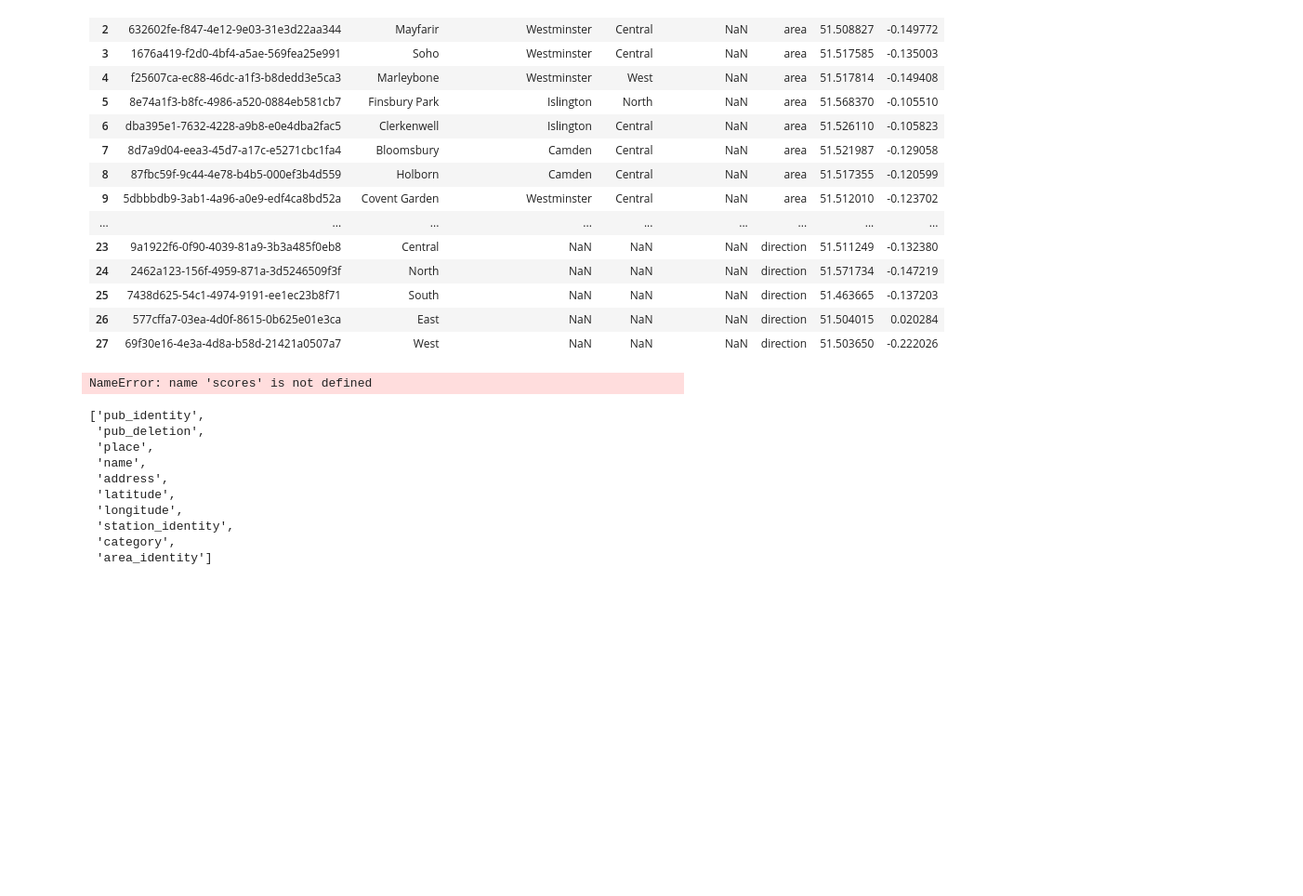
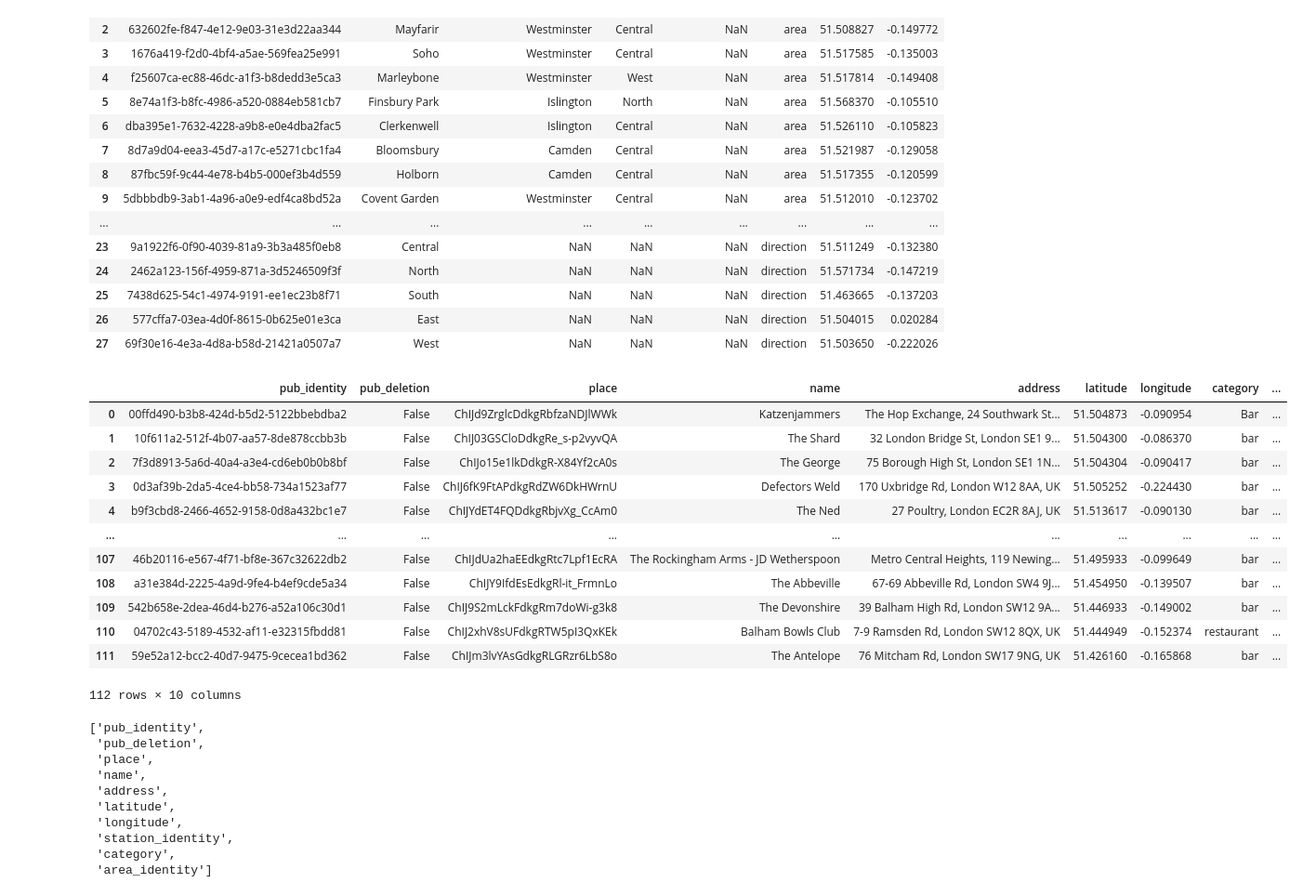
Before and after one commit to cartsmate/thepubcrawls, a Jupyter notebook: stations_edit.ipynb, the cells around one changed output. Shown: that part at 93% size. Saved outputs shown, nothing was run; the diff lists cells and outputs as text; code cells hidden in the pictures; blank space fills up the shorter version.

```diff
--- a/stations_edit.ipynb
+++ b/stations_edit.ipynb
@@ -249,39 +249,57 @@ df_area
 # %%
 # df_area.to_csv('area.csv', index=False)
 
 import pandas as pd
 import os
 import uuid
 cwd = os.getcwd()
 # areas = pd.read_csv(cwd + '/files/areas.csv')
-# scores = pd.read_csv(cwd + '/files/scores.csv')
+# df = pd.read_csv(cwd + '/files/venues.csv')
 # pubs = pubs.drop('Unnamed: 0', axis=1)
 # pubs['area_identity'] = " "
-scores.to_csv(cwd + '/files/scores.csv', index=False)
-scores['tv'] = False
-scores['garden'] = False
-scores['music'] = False
-scores['late'] = False
-scores['meals'] = False
-scores['toilet'] = False
-scores['cheap'] = False
-scores['games'] = False
+# df.to_csv(cwd + '/files/venues.csv', index=False)
+# scores['tv'] = False
+# scores['garden'] = False
+# scores['music'] = False
+# scores['late'] = False
+# scores['meals'] = False
+# scores['toilet'] = False
+# scores['cheap'] = False
+# scores['games'] = False
 
 # pubs.loc[pubs['area_identity'] == '632602fe-f847-4e12-9e03-31e3d22aa344', 'area'] = 'Mayfair'
 
 # new_row = {'area_identity':uuid.uuid4(), 'area_deletion':False, 'area':'Clapham', 'type':'area', 'latitude':51.45654, 'longitude':-0.13876, 'parent_identity':0}
 # areas = areas.append(new_row, ignore_index=True)
 
 # areas.loc[areas['area_identity'] == '480fafaa-7b2b-4282-a14f-e226e0b20922', 'latitude'] = 51.52383
 # areas.loc[areas['area_identity'] == '480fafaa-7b2b-4282-a14f-e226e0b20922', 'longitude'] = -0.07545
 # areas.loc[areas['area_identity'] == '480fafaa-7b2b-4282-a14f-e226e0b20922', 'area'] = 'Shoreditch'
 # scores = scores.drop('clean', axis=1)
+# df = df.drop('_is_copy', axis=1)
+# df = df.drop('_mgr', axis=1)
+# df = df.drop('_item_cache', axis=1)
+# df = df.drop('_attrs', axis=1)
+# df = df.drop('_flags', axis=1)
+
 # areas = areas.drop(areas[areas.area_identity == '07139d67-7e99-47b7-860b-04cead639a3c'].index)
-scores.to_csv(cwd + '/files/scores.csv', index=False, sep=',', encoding='utf-8')
+df.to_csv(cwd + '/files/venues.csv', index=False, sep=',', encoding='utf-8')
 # areas.sort_values(by='area')
-# scores
+df
 # %% [output]
+|  | pub_identity | pub_deletion | place | name | address | latitude | longitude | category | ... |
+| 0 | 00ffd490-b3b8-424d-b5d2-5122bbebdba2 | False | ChIJd9ZrglcDdkgRbfzaNDJlWWk | Katzenjammers | The Hop Exchange, 24 Southwark St... | 51.504873 | -0.090954 | Bar | ... |
+| 1 | 10f611a2-512f-4b07-aa57-8de878ccbb3b | False | ChIJ03GSCloDdkgRe_s-p2vyvQA | The Shard | 32 London Bridge St, London SE1 9... | 51.504300 | -0.086370 | bar | ... |
+| 2 | 7f3d8913-5a6d-40a4-a3e4-cd6eb0b0b8bf | False | ChIJo15e1lkDdkgR-X84Yf2cA0s | The George | 75 Borough High St, London SE1 1N... | 51.504304 | -0.090417 | bar | ... |
+| 3 | 0d3af39b-2da5-4ce4-bb58-734a1523af77 | False | ChIJ6fK9FtAPdkgRdZW6DkHWrnU | Defectors Weld | 170 Uxbridge Rd, London W12 8AA, UK | 51.505252 | -0.224430 | bar | ... |
+| 4 | b9f3cbd8-2466-4652-9158-0d8a432bc1e7 | False | ChIJYdET4FQDdkgRbjvXg_CcAm0 | The Ned | 27 Poultry, London EC2R 8AJ, UK | 51.513617 | -0.090130 | bar | ... |
+| ... | ... | ... | ... | ... | ... | ... | ... | ... | ... |
+| 107 | 46b20116-e567-4f71-bf8e-367c32622db2 | False | ChIJdUa2haEEdkgRtc7Lpf1EcRA | The Rockingham Arms - JD Wetherspoon | Metro Central Heights, 119 Newing... | 51.495933 | -0.099649 | bar | ... |
+| 108 | a31e384d-2225-4a9d-9fe4-b4ef9cde5a34 | False | ChIJY9IfdEsEdkgRl-it_FrmnLo | The Abbeville | 67-69 Abbeville Rd, London SW4 9J... | 51.454950 | -0.139507 | bar | ... |
+| 109 | 542b658e-2dea-46d4-b276-a52a106c30d1 | False | ChIJ9S2mLckFdkgRm7doWi-g3k8 | The Devonshire | 39 Balham High Rd, London SW12 9A... | 51.446933 | -0.149002 | bar | ... |
+| 110 | 04702c43-5189-4532-af11-e32315fbdd81 | False | ChIJ2xhV8sUFdkgRTW5pI3QxKEk | Balham Bowls Club | 7-9 Ramsden Rd, London SW12 8QX, UK | 51.444949 | -0.152374 | restaurant | ... |
+| 111 | 59e52a12-bcc2-40d7-9475-9cecea1bd362 | False | ChIJm3lvYAsGdkgRLGRzr6LbS8o | The Antelope | 76 Mitcham Rd, London SW17 9NG, UK | 51.426160 | -0.165868 | bar | ... |
-NameError: name 'scores' is not defined
+112 rows × 10 columns
 # %%
 cwd = os.getcwd()
 pubs = pd.read_csv(cwd + '/files/pubs.csv')
```
Also changed, not shown: 41 other files.
